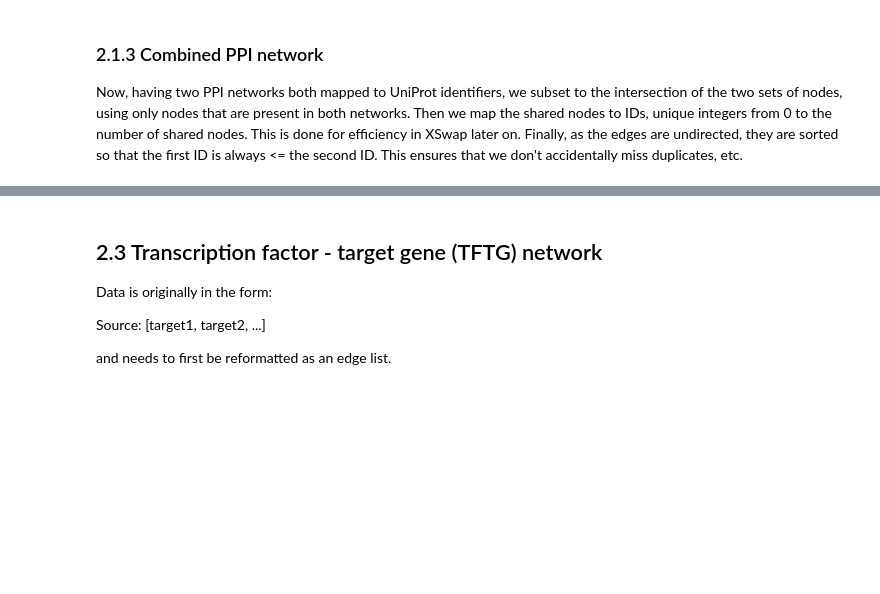
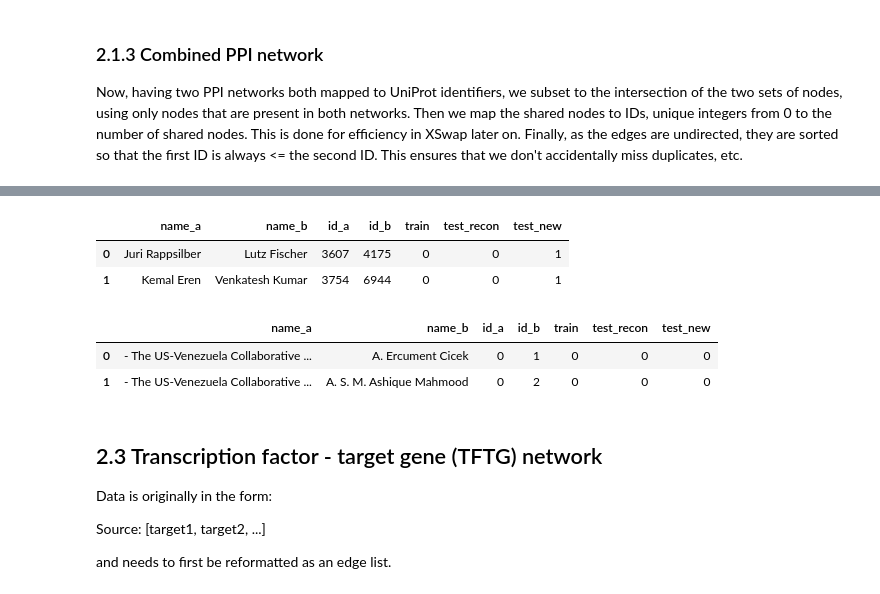
Before and after one commit to greenelab/xswap-analysis, a Jupyter notebook: nb/01.download_process_graphs.ipynb, the cells around one changed output, grey strips where cells are left out. Saved outputs shown, nothing was run; the diff lists cells and outputs as text; code cells hidden in the pictures; blank space fills up the shorter version.

```diff
--- a/nb/01.download_process_graphs.ipynb
+++ b/nb/01.download_process_graphs.ipynb
@@ -275,3 +358,67 @@ JOIN prod.articles art
+# %%
+train_cutoff = 2017
+
+# Self-join to create author-author relationships from author-article relationships
+biorxiv_edges_df = (
+    rxivist_df
+    .merge(rxivist_df, on=['article', 'year'], )
+    .rename(columns={'author_name_x': 'name_a', 'author_name_y': 'name_b'})
+    # Remove duplicate and self-edges
+    .query('name_a < name_b')
+    .assign(
+        test_recon=lambda df: df['year'].apply(lambda x: x <= train_cutoff).astype(int),
+        test_new=1,
+    )
+)
+
+# Select articles for the training network
+articles = sorted(set(biorxiv_edges_df.query('test_recon == 1')['article']))
+train_articles = set(np.random.choice(articles, size=int(0.7*len(articles)), replace=False))
+biorxiv_edges_df = (
+    biorxiv_edges_df
+    .assign(train=lambda df: df['article'].apply(lambda x: x in train_articles).astype(int))
+)
+
+# Create a node mapping
+authors = sorted(set(biorxiv_edges_df.query('train == 1').loc[:, ['name_a', 'name_b']].values.flatten()))
+biorxiv_mapping = {name: i for name, i in zip(authors, range(len(authors)))}
+biorxiv_reversed = {v: k for k, v in biorxiv_mapping.items()}
+
+# Apply node mapping
+biorxiv_edges_df = (
+    biorxiv_edges_df
+    .assign(
+        mapped_a=lambda df: df['name_a'].map(biorxiv_mapping),
+        mapped_b=lambda df: df['name_b'].map(biorxiv_mapping),
+    )
+    .dropna()
+    .assign(
+        id_a=lambda df: df.apply(lambda row: min(row['mapped_a'], row['mapped_b']), axis=1).astype(int),
+        id_b=lambda df: df.apply(lambda row: max(row['mapped_a'], row['mapped_b']), axis=1).astype(int),
+        name_a=lambda df: df['id_a'].map(biorxiv_reversed),
+        name_b=lambda df: df['id_b'].map(biorxiv_reversed),
+    )
+    .reset_index(drop=True)
+    .filter(items=['name_a', 'name_b', 'id_a', 'id_b', 'train', 'test_recon', 'test_new'])
+)
+
+biorxiv_edges_df.to_csv(data_path.joinpath('2.edges/biorxiv.tsv.xz'), compression='xz', index=False, sep='\t')
+
+biorxiv_edges_df.head(2)
+# %% [output]
+|  | name_a | name_b | id_a | id_b | train | test_recon | test_new |
+| 0 | Juri Rappsilber | Lutz Fischer | 3607 | 4175 | 0 | 0 | 1 |
+| 1 | Kemal Eren | Venkatesh Kumar | 3754 | 6944 | 0 | 0 | 1 |
+# %%
+biorxiv_df = process_edges_to_full_network(biorxiv_edges_df, biorxiv_mapping, allow_loop=False, directed=False)
+
+biorxiv_df.to_csv(data_path.joinpath('3.all_nodes/biorxiv.tsv.xz'), compression='xz', index=False, sep='\t')
+
+biorxiv_df.head(2)
+# %% [output]
+|  | name_a | name_b | id_a | id_b | train | test_recon | test_new |
+| 0 | - The US-Venezuela Collaborative ... | A. Ercument Cicek | 0 | 1 | 0 | 0 | 0 |
+| 1 | - The US-Venezuela Collaborative ... | A. S. M. Ashique Mahmood | 0 | 2 | 0 | 0 | 0 |
 # %% [markdown]
 ## 2.3 Transcription factor - target gene (TFTG) network
 
```
Also changed, not shown: parts of 25 cells of this notebook, 4 other files.
